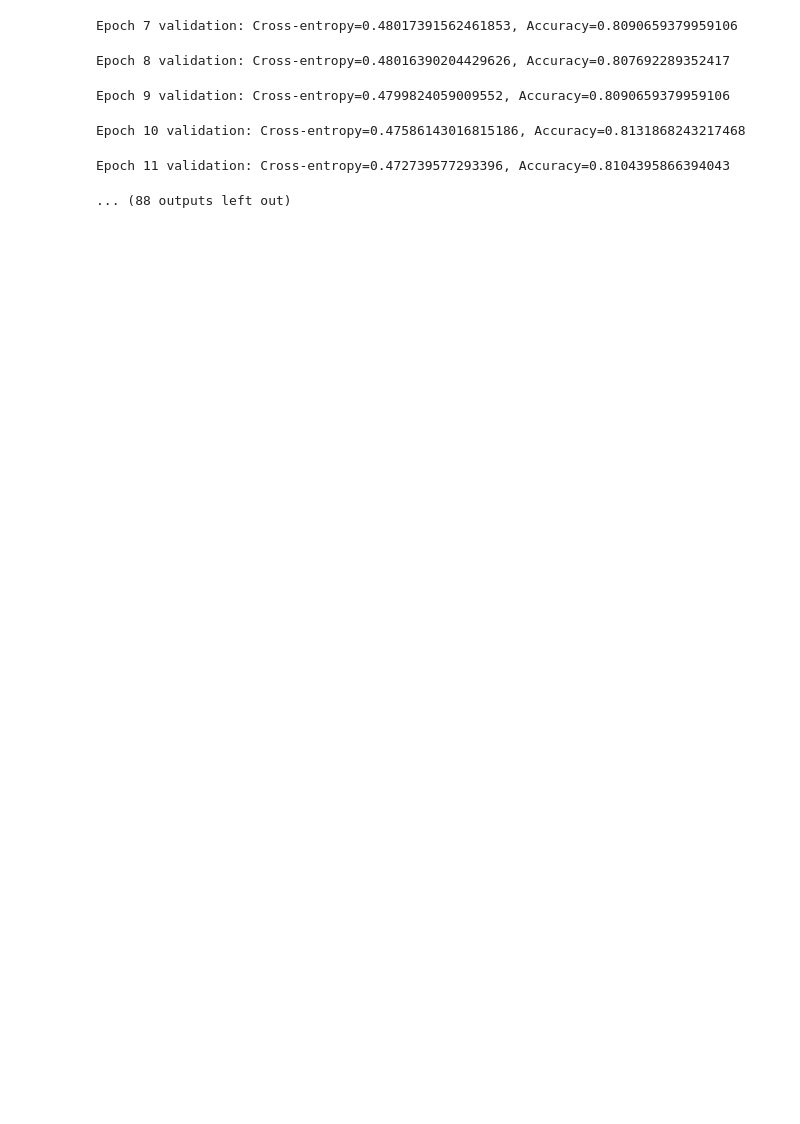
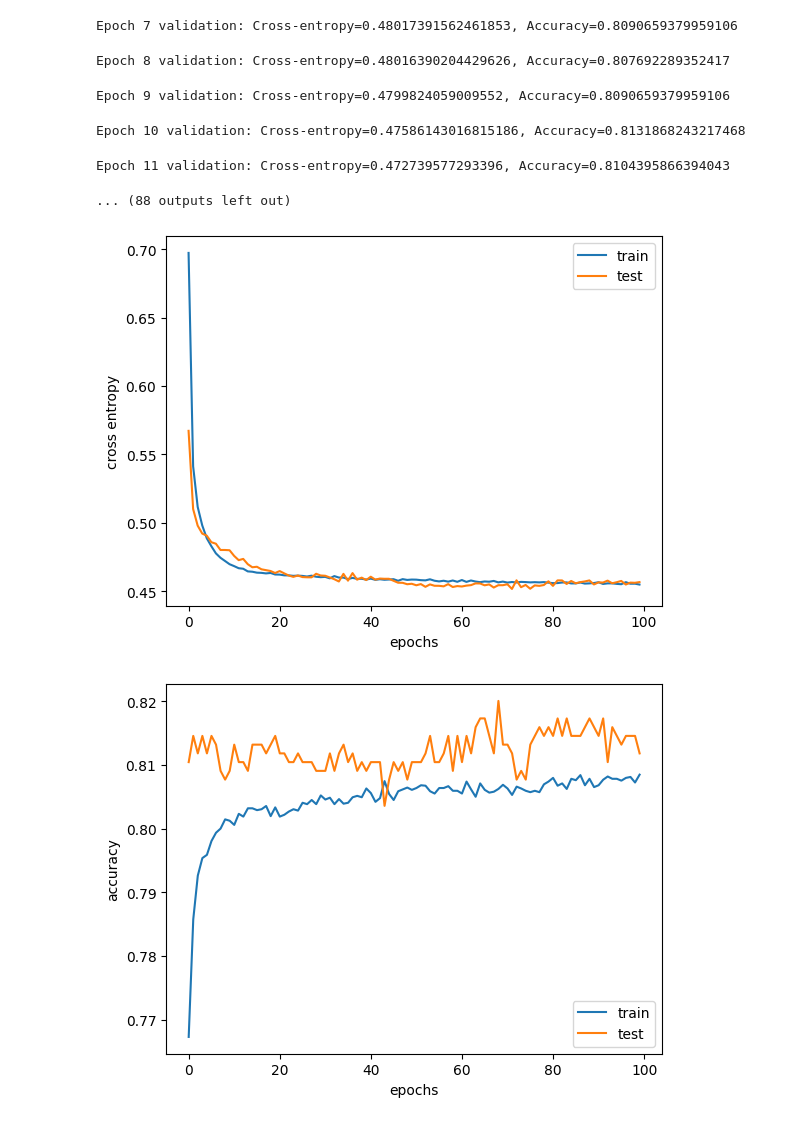
Before and after one commit to DylanBaut/MMA_Data_Analysis, a Jupyter notebook: notebook.ipynb, the cells around one changed output. Cells and saved outputs as stored; diff of their text form; code cells hidden in the pictures; blank space fills up the shorter version.

```diff
--- a/notebook.ipynb
+++ b/notebook.ipynb
@@ -343,6 +343,23 @@ Epoch 9 validation: Cross-entropy=0.4799824059009552, Accuracy=0.809065937995910
 Epoch 10 validation: Cross-entropy=0.47586143016815186, Accuracy=0.8131868243217468
 Epoch 11 validation: Cross-entropy=0.472739577293396, Accuracy=0.8104395866394043
 ... (88 outputs left out)
+# %%
+plt.plot(train_loss_hist, label="train")
+plt.plot(test_loss_hist, label="test")
+plt.xlabel("epochs")
+plt.ylabel("cross entropy")
+plt.legend()
+plt.show()
+
+plt.plot(train_acc_hist, label="train")
+plt.plot(test_acc_hist, label="test")
+plt.xlabel("epochs")
+plt.ylabel("accuracy")
+plt.legend()
+plt.show()
+# %% [output]
+[figure, added]
+[figure, added]
 # %%
 def most_likely(input):
     idx = input.argmax(axis=1)
```
Also changed, not shown: parts of 2 cells of this notebook.
